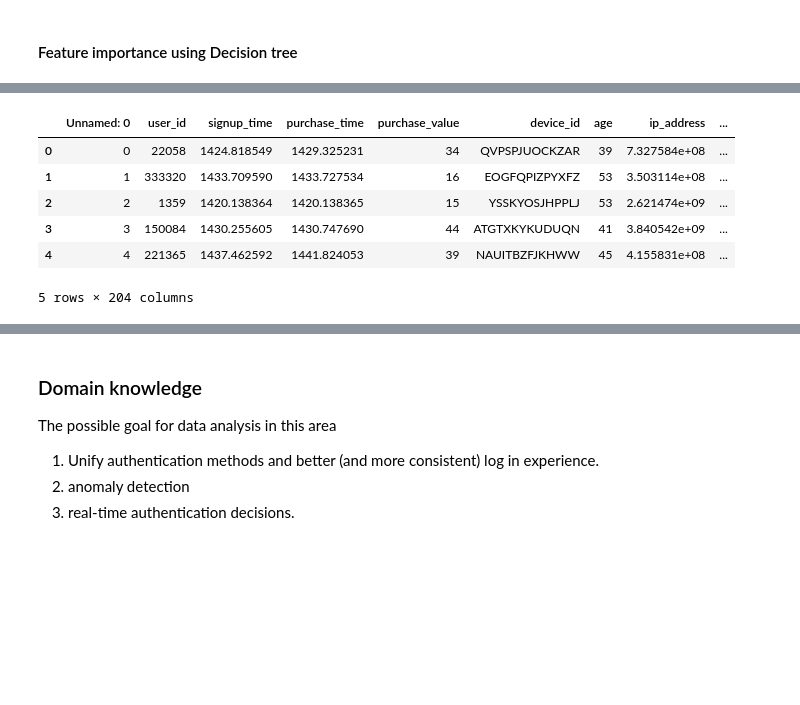
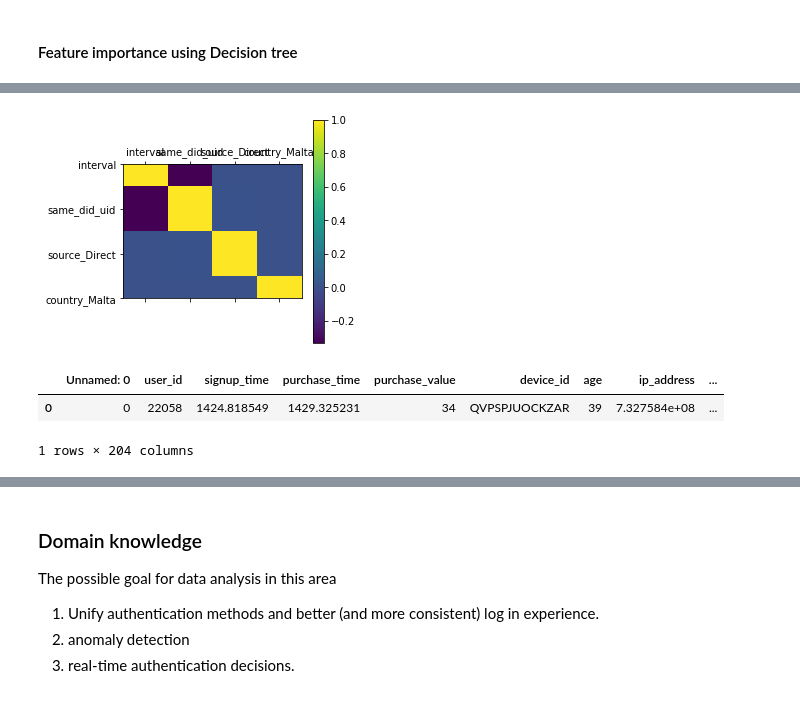
Before and after one commit to crazywiden/Leetcode_daily_submit, a Jupyter notebook: 20e/Identifying Fraudulent Activities.ipynb, the cells around one changed output, grey strips where cells are left out. Cells and saved outputs as stored; diff of their text form; code cells hidden in the pictures; blank space fills up the shorter version.

```diff
--- a/20e/Identifying Fraudulent Activities.ipynb
+++ b/20e/Identifying Fraudulent Activities.ipynb
@@ -194,6 +195,8 @@ So, we know that there are multiple user_id's sharing the same ip_address or dev
 # %%
 dt = Fraud.join(mul_ip_uid.set_index('ip_address'), on='ip_address')
 dt = dt.join(mul_did_uid.set_index('device_id'), on='device_id')
+# %%
+dt['same_ip_uid'] = dt['same_ip_uid'].fillna(1)
 # %%
 dt.head()
 # %% [output]
@@ -360,3 +370,7 @@ dt = pd.get_dummies(dt, prefix_sep="_",columns=['source','browser','sex','countr
+# %%
+dt['signup_time'] = dt['signup_time'].astype(int)/ 10**15
+dt['purchase_time'] = dt['purchase_time'].astype(int)/ 10**15
+dt['interval'] = dt['purchase_time'] - dt['signup_time']
 # %%
 dt1 = dt.drop(columns=['Unnamed: 0','user_id','device_id'])
 # %%
@@ -379,10 +427,14 @@ f_imp[f_imp['importance']>0]
+# %%
+plt.matshow(dt1.corr())
+plt.xticks(range(len(dt1.columns)), dt1.columns)
+plt.yticks(range(len(dt1.columns)), dt1.columns)
+plt.colorbar()
+plt.show()
+# %% [output]
+[figure, added]
 # %%
-dt.head()
+dt.head(1)
 # %% [output]
 |  | Unnamed: 0 | user_id | signup_time | purchase_time | purchase_value | device_id | age | ip_address | ... |
 | 0 | 0 | 22058 | 1424.818549 | 1429.325231 | 34 | QVPSPJUOCKZAR | 39 | 7.327584e+08 | ... |
-| 1 | 1 | 333320 | 1433.709590 | 1433.727534 | 16 | EOGFQPIZPYXFZ | 53 | 3.503114e+08 | ... |
-| 2 | 2 | 1359 | 1420.138364 | 1420.138365 | 15 | YSSKYOSJHPPLJ | 53 | 2.621474e+09 | ... |
-| 3 | 3 | 150084 | 1430.255605 | 1430.747690 | 44 | ATGTXKYKUDUQN | 41 | 3.840542e+09 | ... |
-| 4 | 4 | 221365 | 1437.462592 | 1441.824053 | 39 | NAUITBZFJKHWW | 45 | 4.155831e+08 | ... |
-5 rows × 204 columns
+1 rows × 204 columns
```
Also changed, not shown: parts of 21 cells of this notebook.
